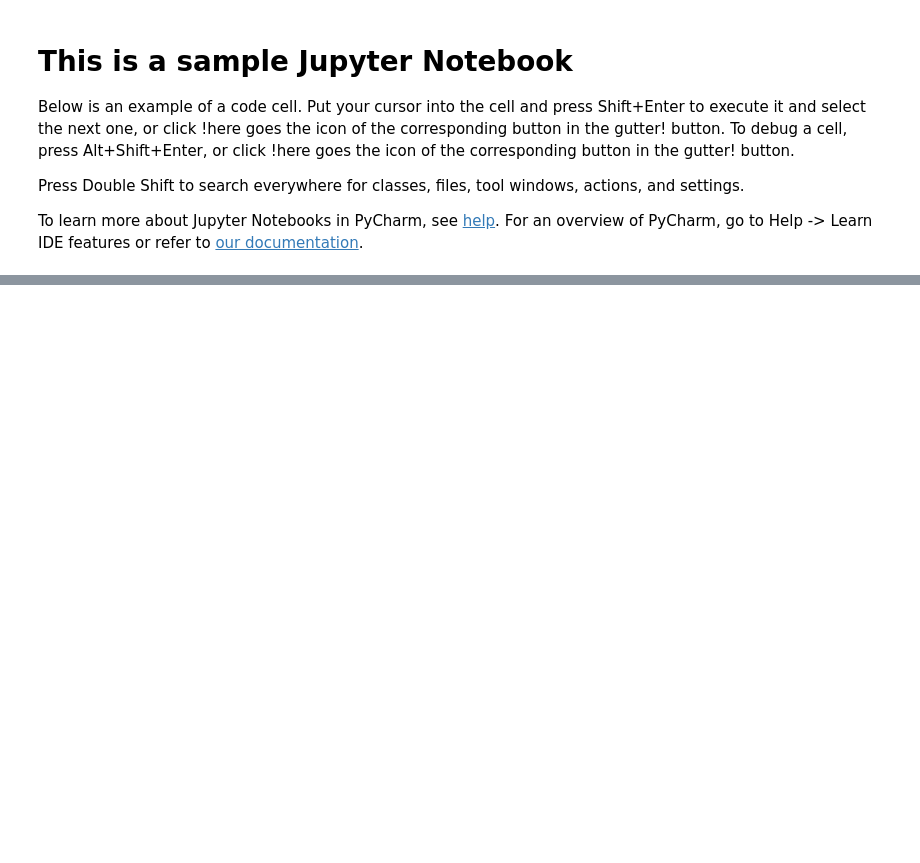
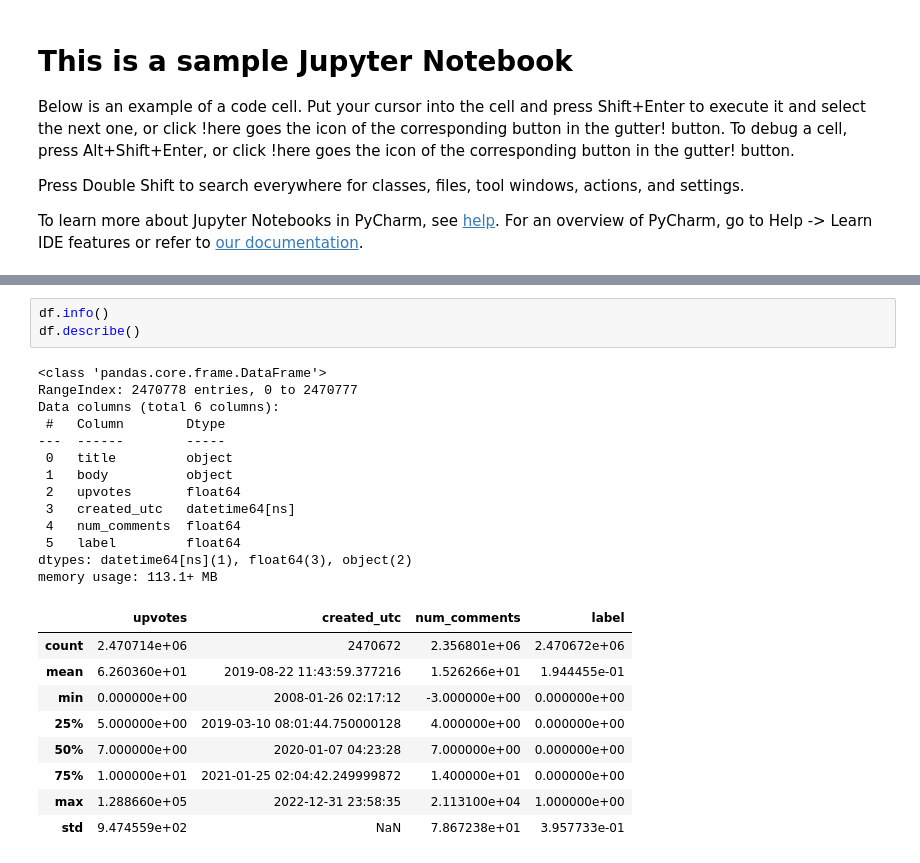
Before and after one commit to tomielopedro/FinalWork, a Jupyter notebook: sample.ipynb, the cells around one changed output, grey strips where cells are left out. Cells and saved outputs as stored; diff of their text form; blank space fills up the shorter version.

```diff
--- a/sample.ipynb
+++ b/sample.ipynb
@@ -23,0 +75,26 @@ Path to dataset files: /Users/pedrotomielo/.cache/kagglehub/datasets/rishabhkaus
+# %%
+df.info()
+df.describe()
+# %% [output]
+<class 'pandas.core.frame.DataFrame'>
+RangeIndex: 2470778 entries, 0 to 2470777
+Data columns (total 6 columns):
+ #   Column        Dtype
+---  ------        -----
+ 0   title         object
+ 1   body          object
+ 2   upvotes       float64
+ 3   created_utc   datetime64[ns]
+ 4   num_comments  float64
+ 5   label         float64
+dtypes: datetime64[ns](1), float64(3), object(2)
+memory usage: 113.1+ MB
+|  | upvotes | created_utc | num_comments | label |
+| count | 2.470714e+06 | 2470672 | 2.356801e+06 | 2.470672e+06 |
+| mean | 6.260360e+01 | 2019-08-22 11:43:59.377216 | 1.526266e+01 | 1.944455e-01 |
+| min | 0.000000e+00 | 2008-01-26 02:17:12 | -3.000000e+00 | 0.000000e+00 |
+| 25% | 5.000000e+00 | 2019-03-10 08:01:44.750000128 | 4.000000e+00 | 0.000000e+00 |
+| 50% | 7.000000e+00 | 2020-01-07 04:23:28 | 7.000000e+00 | 0.000000e+00 |
+| 75% | 1.000000e+01 | 2021-01-25 02:04:42.249999872 | 1.400000e+01 | 0.000000e+00 |
+| max | 1.288660e+05 | 2022-12-31 23:58:35 | 2.113100e+04 | 1.000000e+00 |
+| std | 9.474559e+02 | NaN | 7.867238e+01 | 3.957733e-01 |
```
Also changed, not shown: parts of 24 cells of this notebook.
